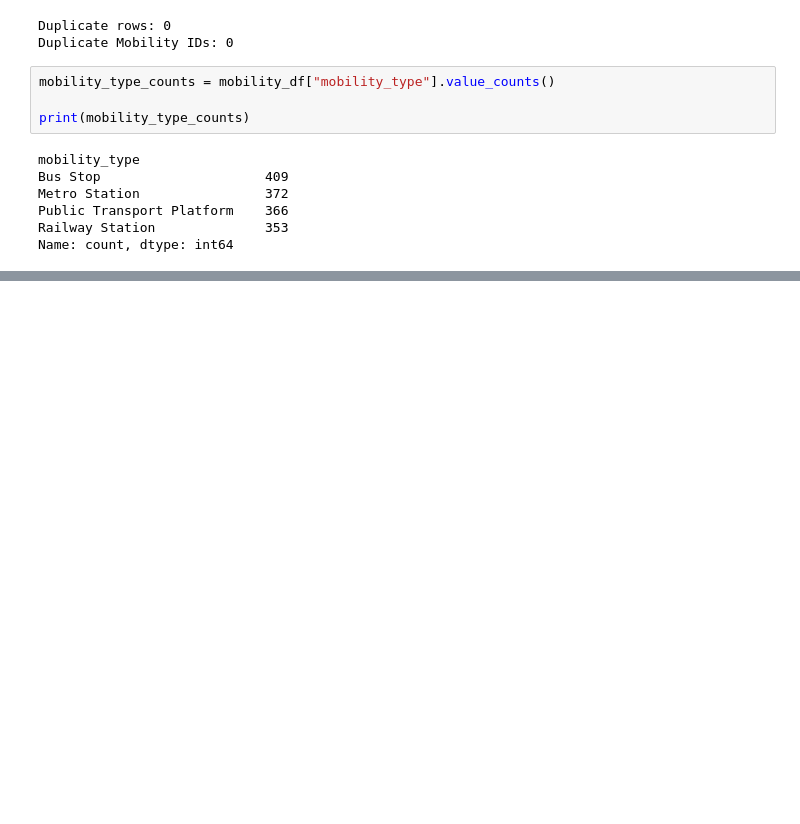
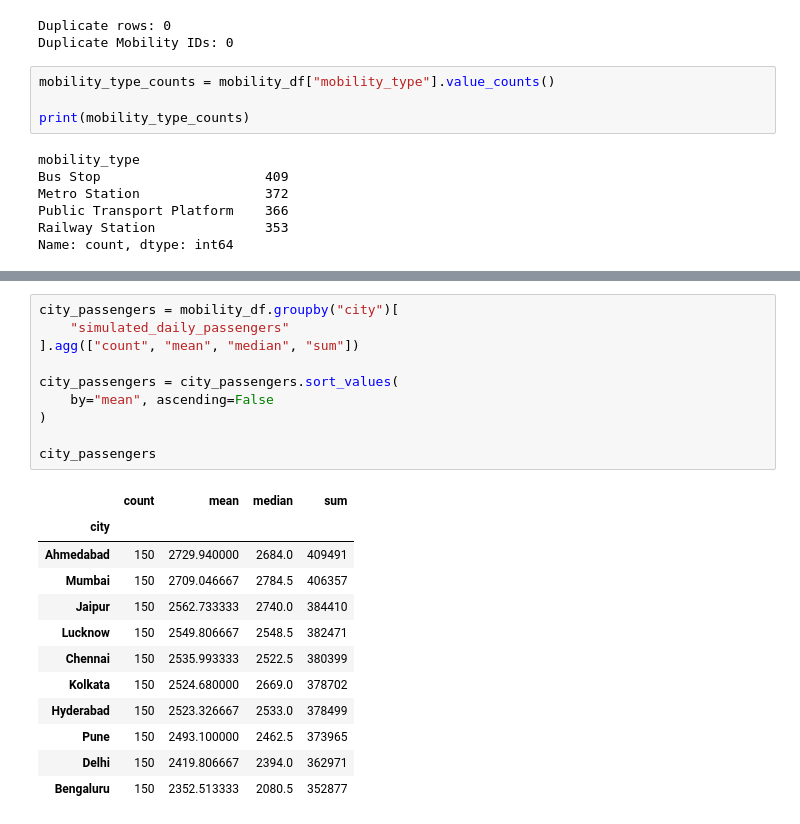
Before and after one commit to aravind541/GeoPulse-Retail-Mobility-Analytics, a Jupyter notebook: GeoPulse_EDA.ipynb, the cells around one changed output, grey strips where cells are left out. Saved outputs shown, nothing was run; the diff lists cells and outputs as text; blank space fills up the shorter version.

```diff
--- a/GeoPulse_EDA.ipynb
+++ b/GeoPulse_EDA.ipynb
@@ -452,0 +488,23 @@ plt.show()
+# %%
+city_passengers = mobility_df.groupby("city")[
+    "simulated_daily_passengers"
+].agg(["count", "mean", "median", "sum"])
+
+city_passengers = city_passengers.sort_values(
+    by="mean", ascending=False
+)
+
+city_passengers
+# %% [output]
+|  | count | mean | median | sum |
+| city |  |  |  |  |
+| Ahmedabad | 150 | 2729.940000 | 2684.0 | 409491 |
+| Mumbai | 150 | 2709.046667 | 2784.5 | 406357 |
+| Jaipur | 150 | 2562.733333 | 2740.0 | 384410 |
+| Lucknow | 150 | 2549.806667 | 2548.5 | 382471 |
+| Chennai | 150 | 2535.993333 | 2522.5 | 380399 |
+| Kolkata | 150 | 2524.680000 | 2669.0 | 378702 |
+| Hyderabad | 150 | 2523.326667 | 2533.0 | 378499 |
+| Pune | 150 | 2493.100000 | 2462.5 | 373965 |
+| Delhi | 150 | 2419.806667 | 2394.0 | 362971 |
+| Bengaluru | 150 | 2352.513333 | 2080.5 | 352877 |
```
Also changed, not shown: parts of 9 cells of this notebook, 1 other file.
